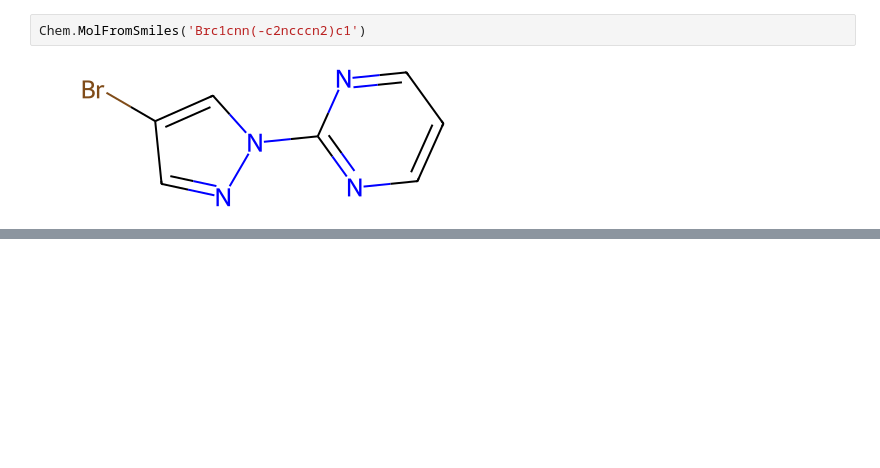
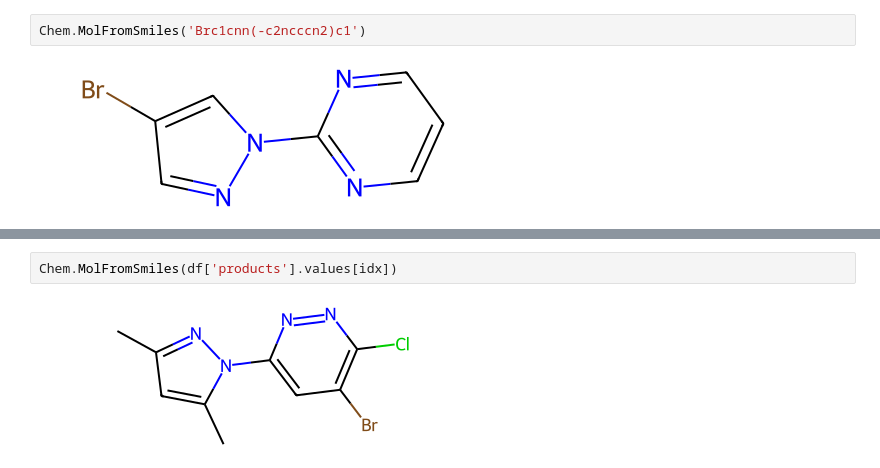
Before and after one commit to rhjvanworkum/virtual_reactions, a Jupyter notebook: Untitled.ipynb, the cells around one changed output, grey strips where cells are left out. Cells and saved outputs as stored; diff of their text form; blank space fills up the shorter version.

```diff
--- a/Untitled.ipynb
+++ b/Untitled.ipynb
@@ -75,0 +146,4 @@ Chem.MolFromSmiles('Brc1cnn(-c2ncccn2)c1')
+# %%
+Chem.MolFromSmiles(df['products'].values[idx])
+# %% [output]
+[figure, added]
```
Also changed, not shown: parts of 7 cells of this notebook, 19 other files.
